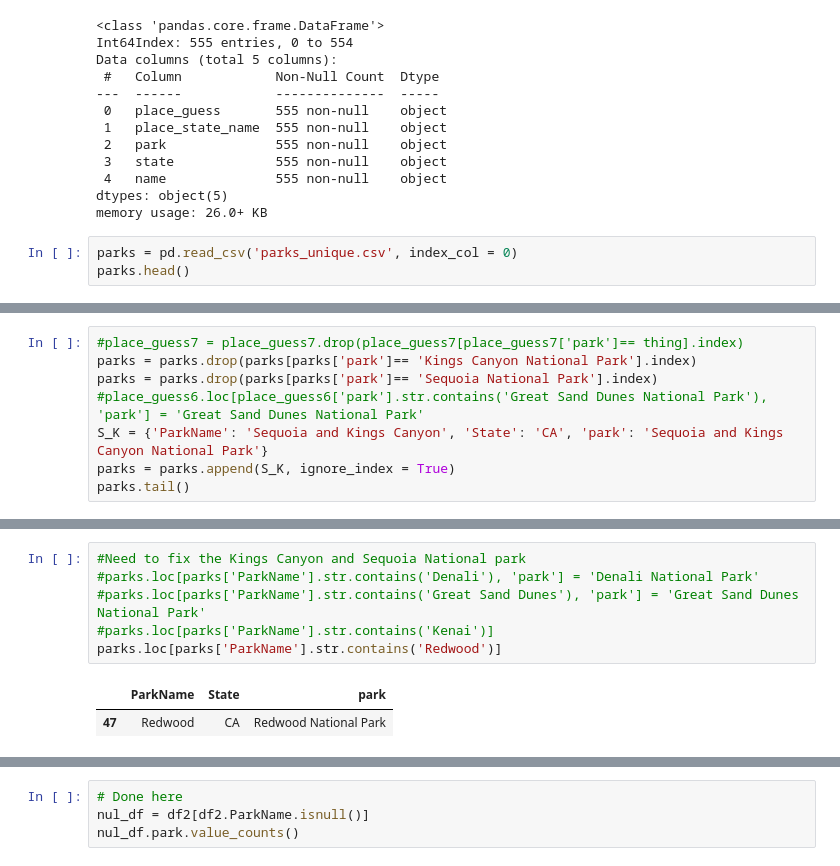
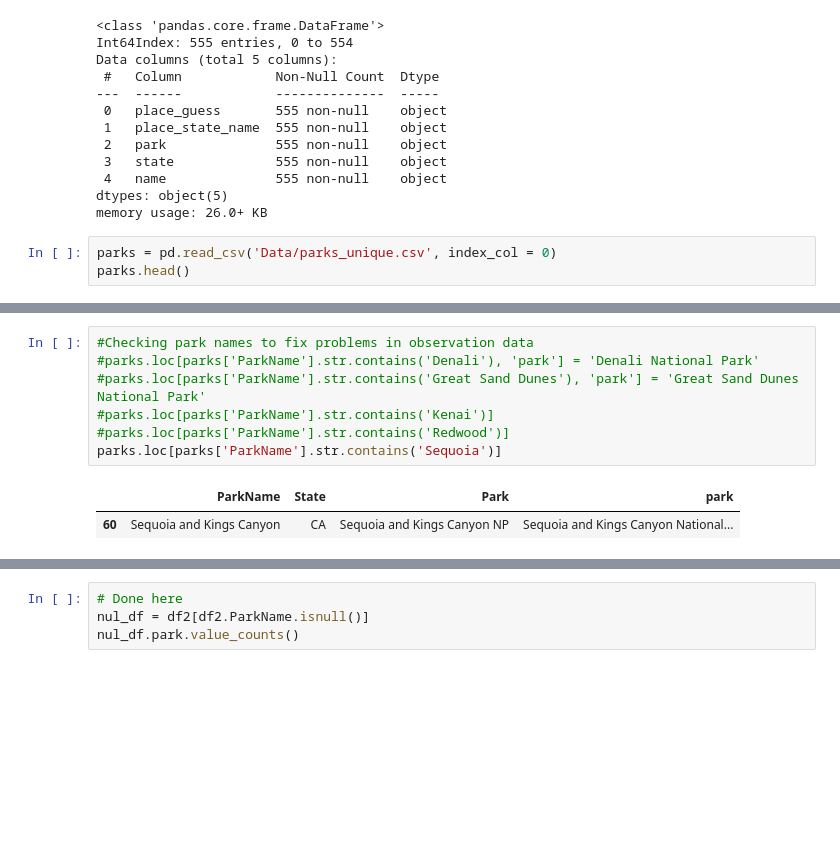
Before and after one commit to vgjaq/National-Park-Capstone-Project, a Jupyter notebook: DataW_obs_merge.ipynb, the cells around one changed output, grey strips where cells are left out. Saved outputs shown, nothing was run; the diff lists cells and outputs as text; blank space fills up the shorter version.

```diff
--- a/DataW_obs_merge.ipynb
+++ b/DataW_obs_merge.ipynb
@@ -333,6 +345,6 @@ Data columns (total 5 columns):
 dtypes: object(5)
 memory usage: 26.0+ KB
 # %%
-parks = pd.read_csv('parks_unique.csv', index_col = 0)
+parks = pd.read_csv('Data/parks_unique.csv', index_col = 0)
 parks.head()
 # %% [output]
@@ -345,8 +356,0 @@ parks.head()
-# %%
-#place_guess7 = place_guess7.drop(place_guess7[place_guess7['park']== thing].index)
-parks = parks.drop(parks[parks['park']== 'Kings Canyon National Park'].index)
-parks = parks.drop(parks[parks['park']== 'Sequoia National Park'].index)
-#place_guess6.loc[place_guess6['park'].str.contains('Great Sand Dunes National Park'), 'park'] = 'Great Sand Dunes National Park'
-S_K = {'ParkName': 'Sequoia and Kings Canyon', 'State': 'CA', 'park': 'Sequoia and Kings Canyon National Park'}
-parks = parks.append(S_K, ignore_index = True)
-parks.tail()
@@ -360,12 +357,13 @@ parks.tail()
 # %%
-#Need to fix the Kings Canyon and Sequoia National park
+#Checking park names to fix problems in observation data
 #parks.loc[parks['ParkName'].str.contains('Denali'), 'park'] = 'Denali National Park'
 #parks.loc[parks['ParkName'].str.contains('Great Sand Dunes'), 'park'] = 'Great Sand Dunes National Park'
 #parks.loc[parks['ParkName'].str.contains('Kenai')]
-parks.loc[parks['ParkName'].str.contains('Redwood')]
+#parks.loc[parks['ParkName'].str.contains('Redwood')]
+parks.loc[parks['ParkName'].str.contains('Sequoia')]
 # %% [output]
-|  | ParkName | State | park |
-| 47 | Redwood | CA | Redwood National Park |
+|  | ParkName | State | Park | park |
+| 60 | Sequoia and Kings Canyon | CA | Sequoia and Kings Canyon NP | Sequoia and Kings Canyon National... |
 # %%
 df2= pd.merge(df, parks, on = 'park', how = 'left')
 df2.head()
```
Also changed, not shown: parts of 18 cells of this notebook, 16 other files.
